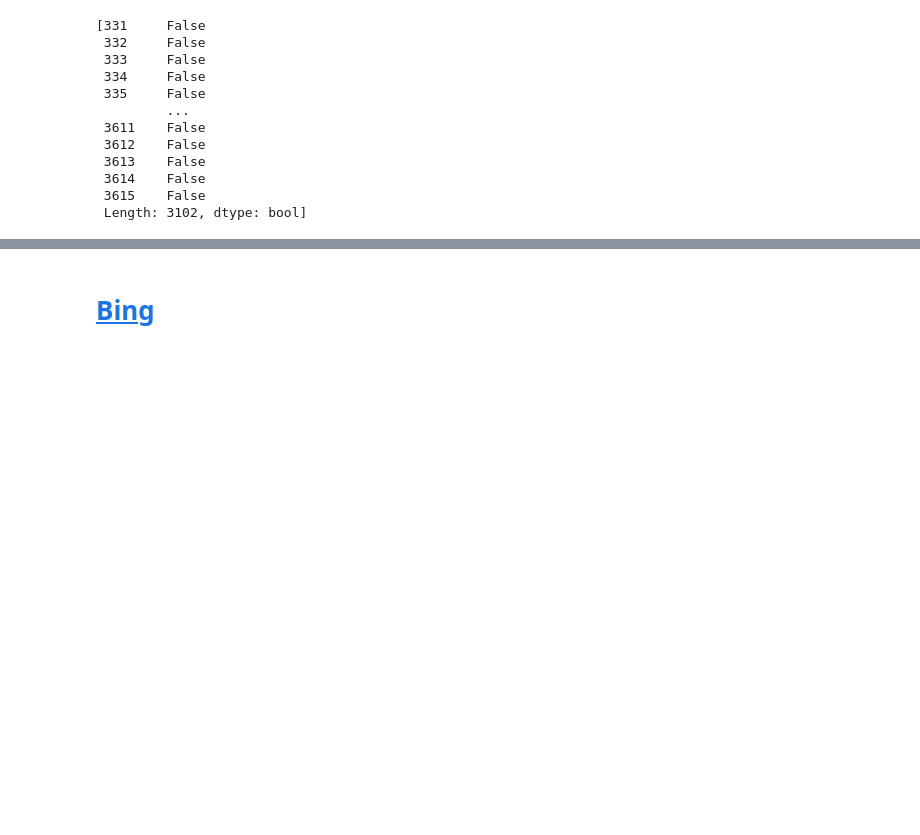
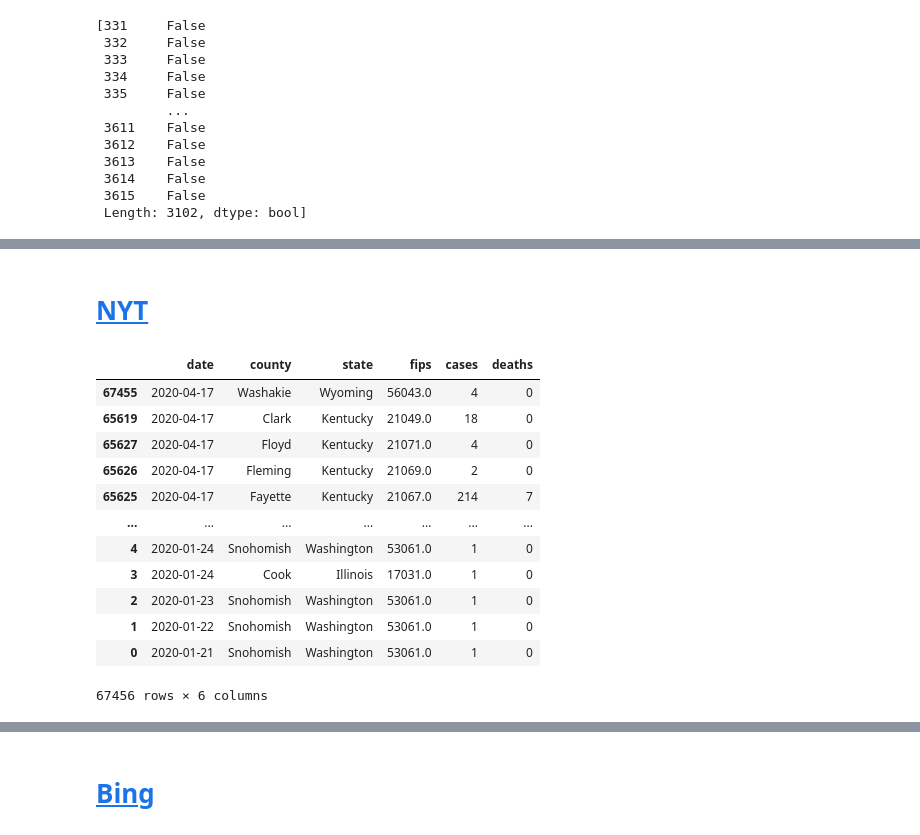
Before and after one commit to yenniejun/covid-texting-service, a Jupyter notebook: covid apis.ipynb, the cells around one changed output, grey strips where cells are left out. Cells and saved outputs as stored; diff of their text form; code cells hidden in the pictures; blank space fills up the shorter version.

```diff
--- a/covid apis.ipynb
+++ b/covid apis.ipynb
@@ -438,0 +464,20 @@ cryptic
+# %% [markdown]
+# [NYT](https://github.com/nytimes/covid-19-data)
+# %%
+nyt_counties = pd.read_csv('https://raw.githubusercontent.com/nytimes/covid-19-data/master/us-counties.csv')
+# %%
+nyt_counties.sort_values(by=['date'], ascending=False)
+# %% [output]
+|  | date | county | state | fips | cases | deaths |
+| 67455 | 2020-04-17 | Washakie | Wyoming | 56043.0 | 4 | 0 |
+| 65619 | 2020-04-17 | Clark | Kentucky | 21049.0 | 18 | 0 |
+| 65627 | 2020-04-17 | Floyd | Kentucky | 21071.0 | 4 | 0 |
+| 65626 | 2020-04-17 | Fleming | Kentucky | 21069.0 | 2 | 0 |
+| 65625 | 2020-04-17 | Fayette | Kentucky | 21067.0 | 214 | 7 |
+| ... | ... | ... | ... | ... | ... | ... |
+| 4 | 2020-01-24 | Snohomish | Washington | 53061.0 | 1 | 0 |
+| 3 | 2020-01-24 | Cook | Illinois | 17031.0 | 1 | 0 |
+| 2 | 2020-01-23 | Snohomish | Washington | 53061.0 | 1 | 0 |
+| 1 | 2020-01-22 | Snohomish | Washington | 53061.0 | 1 | 0 |
+| 0 | 2020-01-21 | Snohomish | Washington | 53061.0 | 1 | 0 |
+67456 rows × 6 columns
```
Also changed, not shown: parts of 60 cells of this notebook, 5 other files.
